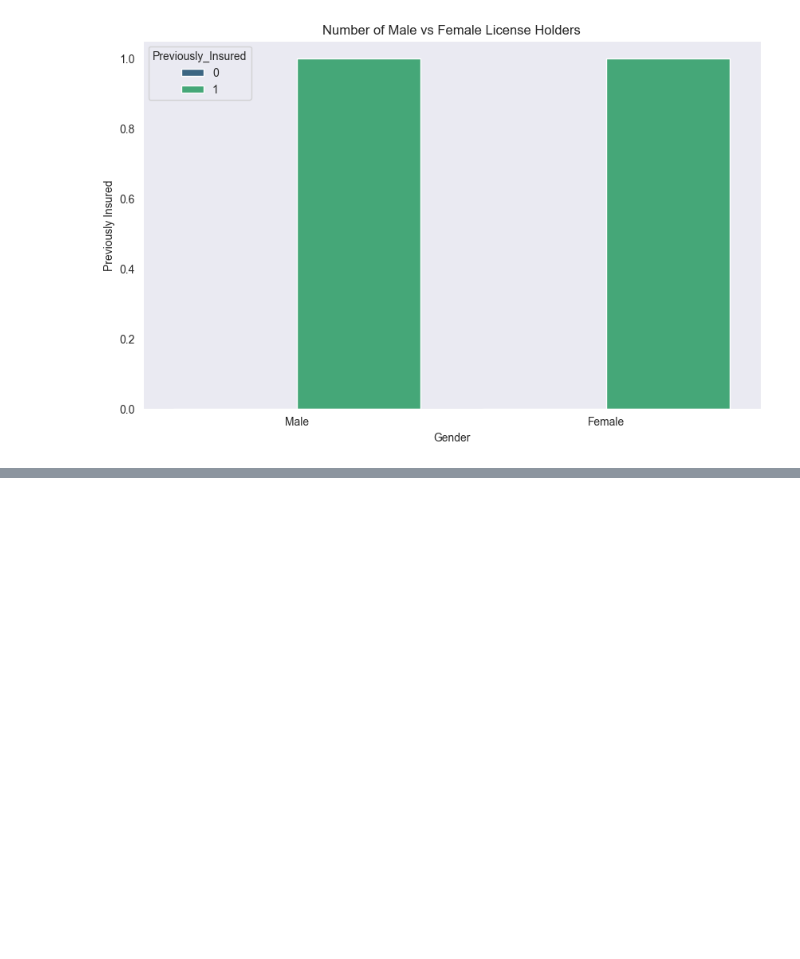
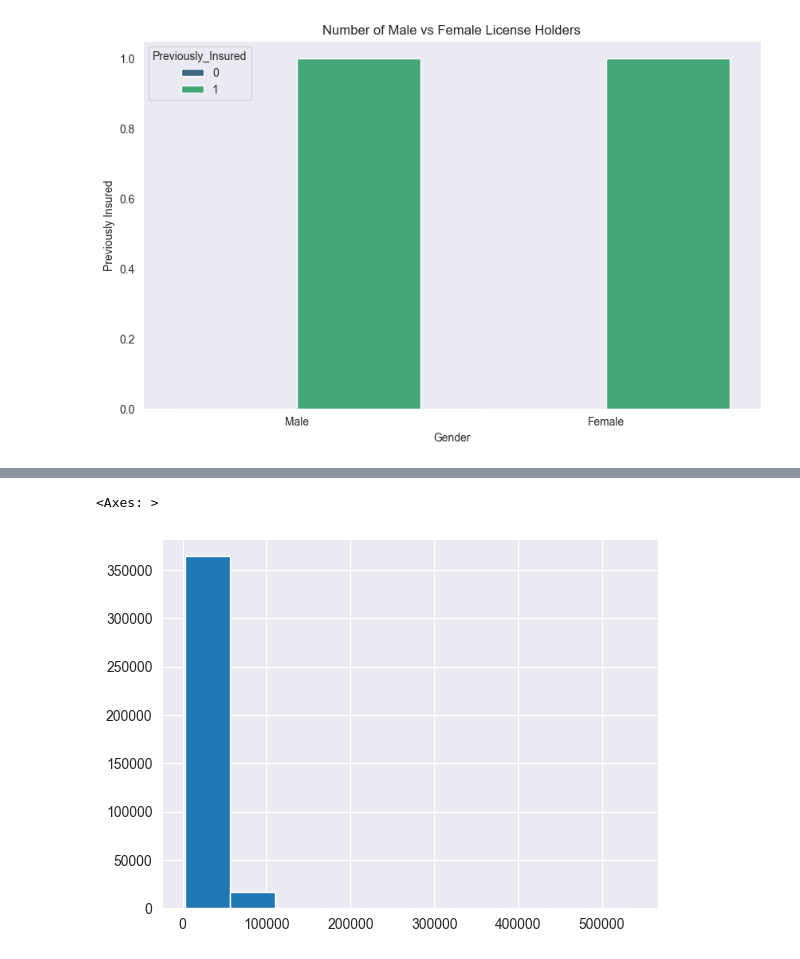
Before and after one commit to dvy246/Mlops-Vehicle-Project, a Jupyter notebook: notebook/exp.ipynb, the cells around one changed output, grey strips where cells are left out. Saved outputs shown, nothing was run; the diff lists cells and outputs as text; code cells hidden in the pictures; blank space fills up the shorter version.

```diff
--- a/notebook/exp.ipynb
+++ b/notebook/exp.ipynb
@@ -183,0 +193,5 @@ plt.show()
+# %%
+df['Annual_Premium'].hist(bins=10)
+# %% [output]
+<Axes: >
+[figure, added]
```
Also changed, not shown: parts of 3 cells of this notebook, 3 other files.
